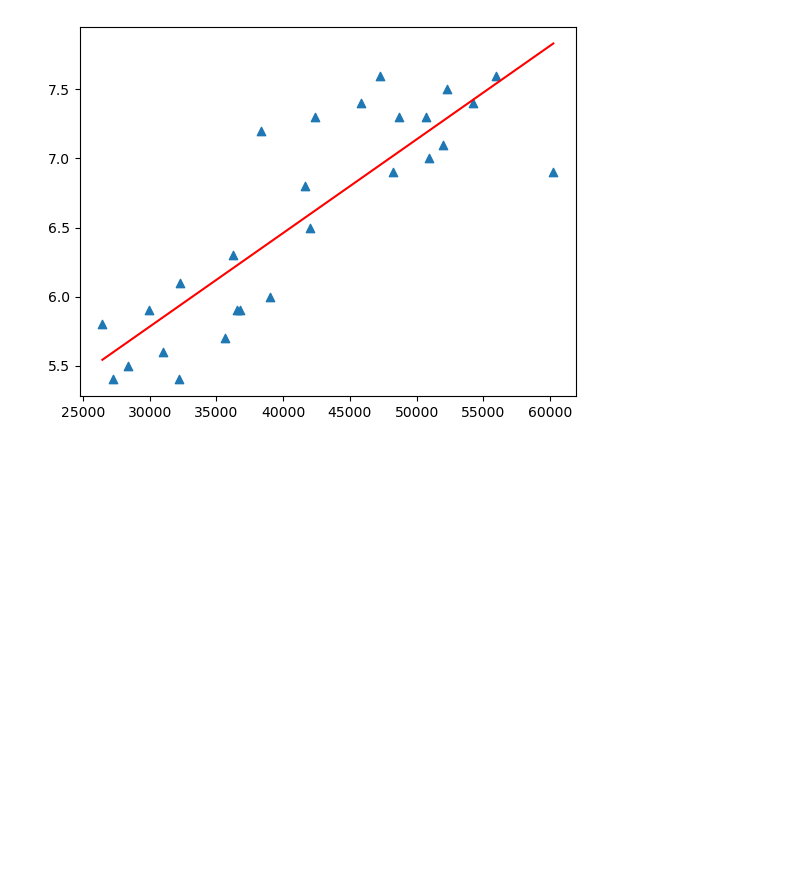
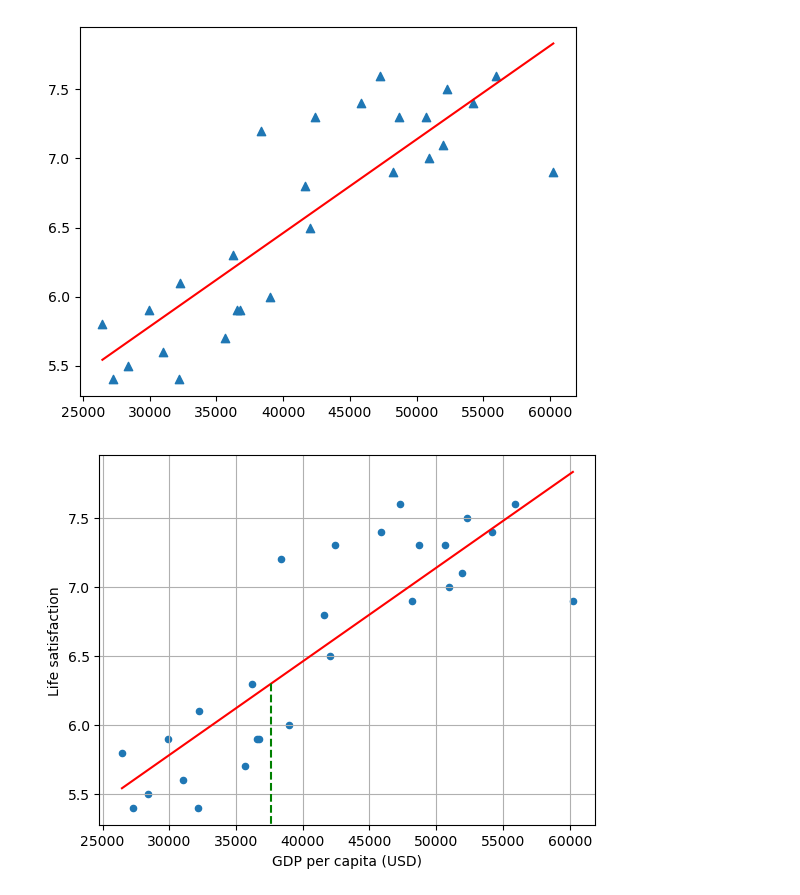
Before and after one commit to amlaandas2007/ML-Learning, a Jupyter notebook: Happiness_VS_GDP_Linear_Regression.ipynb, the cells around one changed output. Drawn from its saved outputs; the diff is of its cells as text; code cells hidden in the pictures; blank space fills up the shorter version.

```diff
--- a/Happiness_VS_GDP_Linear_Regression.ipynb
+++ b/Happiness_VS_GDP_Linear_Regression.ipynb
@@ -70,7 +70,8 @@ print(model.intercept_) # intercept
 Make a prediction for Cyprus(37655.2)
 # %%
 X_new=[[37655.2]]  #Why double brackets?   Because the model expects: (samples, features) shape, and we have 1 sample and 1 feature.
-print(model.predict(X_new)) # output: [[6.30165767]]
+Y_pred=model.predict(X_new)  #The model substitutes 37655.2 into the learned equation: Life satisfaction = a × GDP + b, and returns the predicted life satisfaction.
+print(Y_pred) # output: [[6.30165767]]
                             #model.predict(X_new)  The model substitutes 37655.2 into the learned equation: Life satisfaction = a × GDP + b,
                             # and returns the predicted life satisfaction.
                             #The reason the output is [[6.30165767]] instead of just 6.30165767
@@ -87,3 +88,12 @@ plt.scatter(x, y, marker="^") # plot the original data points
 plt.show()
 # %% [output]
 [figure]
+# %%
+lifesat.plot(kind="scatter", grid="True", x="GDP per capita (USD)", y="Life satisfaction")
+plt.plot(x,model.predict(x), "r-")
+#plt.axis([25000,62500,5.5,7.5])
+plt.axis("tight")       #Fits the axes tightly around the data.
+plt.plot([X_new[0][0], X_new[0][0]], [0, Y_pred[0][0]], "g--")
+plt.show()
+# %% [output]
+[figure, added]
```
Also changed, not shown: 1 other file.
